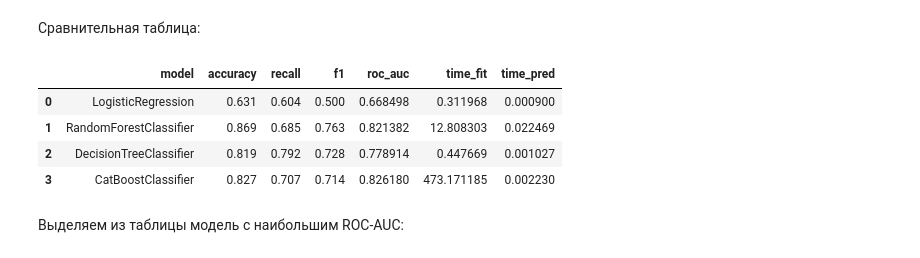
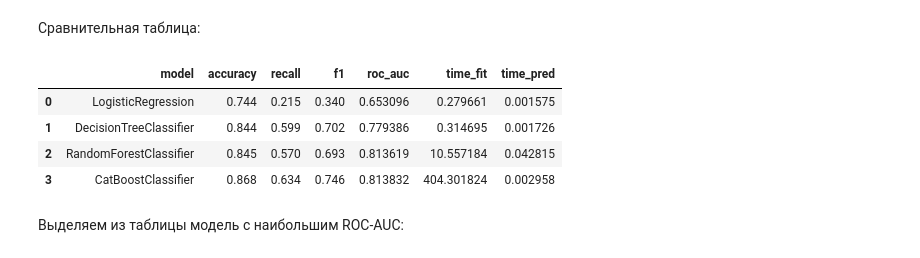
Before and after one commit to data-analyst-mr/DataScienceProjects, a Jupyter notebook: projects/educational project/mobile_tariff/mobil_tarif.ipynb, the cells around one changed output. Saved outputs shown, nothing was run; the diff lists cells and outputs as text; code cells hidden in the pictures.

```diff
--- a/projects/educational project/mobile_tariff/mobil_tarif.ipynb
+++ b/projects/educational project/mobile_tariff/mobil_tarif.ipynb
@@ -181,3 +256,5 @@ RS = np.random.RandomState(5)
+# %%
+RS = 42
 # %% [markdown]
 Создаем переменные для признаков и целевого признака:
 # %%
@@ -324,5 +398,5 @@ model_rfc = RandomForestClassifier(class_weight='balanced', random_state=RS)
 # %%
-best_model_rfc, accuracy_rfc, recall_rfc, roc_auc_rfc, f1_rfc, pred_rfc, time_fit_rfc, time_pred_rfc = metrics(model_rfc,
-                                                                                                               params_rfc,
-                                                                                                               'RandomForestClassifier')
+best_model_rfc, accuracy_rfc, recall_rfc, roc_auc_rfc, f1_rfc, time_fit_rfc, time_pred_rfc = metrics(pipeline_rfc,
+                                                                                                     new_params_rfc,
+                                                                                                     'RandomForestClassifier')
 # %% [output]
@@ -341,20 +415,14 @@ Accuracy: 0.869
 
 Классы сбалансированы методом взвешивания классов.
 # %%
-params_cb = {
-    'learning_rate' : floatd(0.001, 0.005, False, 0.002),                                                               # значения гиперпараметров модели для подбора
-    'depth' : intd(6, 10, False, 2),
-    'l2_leaf_reg': intd(2, 4, False, 2)
+params_cb = {                                                         # значения гиперпараметров модели для подбора
+    'depth' : intd(5, 10, False, 1),
 }
-classes = np.unique(y_train)
-weights = compute_class_weight(class_weight='balanced', classes=classes, y=y_train)
-class_weights = dict(zip(classes, weights))
 model_cb = CatBoostClassifier(verbose=False,                          # создаем модель
-                             iterations = 1000,
-                             class_weights=class_weights)
+                              iterations = 1000,
+                              random_state=RS)
 # %%
-best_model_cb, accuracy_cb, recall_cb, roc_auc_cb, f1_cb, pred_cb, time_fit_cb, time_pred_cb = metrics(model_cb,
-                                                                                                       params_cb,
-                                                                                                       'CatBoostClassifier',
-                                                                                                       X_train)
+best_model_cb, accuracy_cb, recall_cb, roc_auc_cb, f1_cb, time_fit_cb, time_pred_cb = metrics(model_cb,
+                                                                                              params_cb,
+                                                                                              'CatBoostClassifier')
 # %% [output]
@@ -374,22 +436,21 @@ roc_auc_diagr(model_dict)
 Сравнительная таблица:
 # %%
 # собираем таблицу
-df_best_model = pd.DataFrame({'model' : ['LogisticRegression', 'RandomForestClassifier', 'DecisionTreeClassifier', 'CatBoostClassifier'],
-                              'accuracy' : [accuracy_lr, accuracy_rfc, accuracy_dtc, accuracy_cb],
-                              'recall' : [recall_lr, recall_rfc, recall_dtc, recall_cb],
-                              'f1' : [f1_lr, f1_rfc, f1_dtc, f1_cb],
-                              'roc_auc' : [roc_auc_lr, roc_auc_rfc, roc_auc_dtc, roc_auc_cb],
-                              'time_fit' : [time_fit_lr, time_fit_rfc, time_fit_dtc, time_fit_cb],
-                              'time_pred' : [time_pred_lr, time_pred_rfc, time_pred_dtc, time_pred_cb],
-                              'best_model' : [best_model_lr, best_model_rfc, best_model_dtc, best_model_cb],
-                              'y_pred' : [pred_lr, pred_rfc, pred_dtc, pred_cb]})
+df_best_model = pd.DataFrame({'model' : ['LogisticRegression', 'DecisionTreeClassifier', 'RandomForestClassifier', 'CatBoostClassifier'],
+                              'accuracy' : [accuracy_lr, accuracy_dtc, accuracy_rfc, accuracy_cb],
+                              'recall' : [recall_lr, recall_dtc, recall_rfc, recall_cb],
+                              'f1' : [f1_lr, f1_dtc, f1_rfc, f1_cb],
+                              'roc_auc' : [roc_auc_lr, roc_auc_dtc, roc_auc_rfc, roc_auc_cb],
+                              'time_fit' : [time_fit_lr, time_fit_dtc, time_fit_rfc, time_fit_cb],
+                              'time_pred' : [time_pred_lr, time_pred_dtc, time_pred_rfc, time_pred_cb],
+                              'best_model' : [best_model_lr, best_model_dtc, best_model_rfc, best_model_cb]})
 df_best_model[['model', 'accuracy', 'recall', 'f1', 'roc_auc', 'time_fit', 'time_pred']]                # выводим таблицу
 # %% [output]
 |  | model | accuracy | recall | f1 | roc_auc | time_fit | time_pred |
-| 0 | LogisticRegression | 0.631 | 0.604 | 0.500 | 0.668498 | 0.311968 | 0.000900 |
-| 1 | RandomForestClassifier | 0.869 | 0.685 | 0.763 | 0.821382 | 12.808303 | 0.022469 |
-| 2 | DecisionTreeClassifier | 0.819 | 0.792 | 0.728 | 0.778914 | 0.447669 | 0.001027 |
-| 3 | CatBoostClassifier | 0.827 | 0.707 | 0.714 | 0.826180 | 473.171185 | 0.002230 |
+| 0 | LogisticRegression | 0.744 | 0.215 | 0.340 | 0.653096 | 0.279661 | 0.001575 |
+| 1 | DecisionTreeClassifier | 0.844 | 0.599 | 0.702 | 0.779386 | 0.314695 | 0.001726 |
+| 2 | RandomForestClassifier | 0.845 | 0.570 | 0.693 | 0.813619 | 10.557184 | 0.042815 |
+| 3 | CatBoostClassifier | 0.868 | 0.634 | 0.746 | 0.813832 | 404.301824 | 0.002958 |
 # %% [markdown]
 Выделяем из таблицы модель с наибольшим ROC-AUC:
 # %%
```
Also changed, not shown: parts of 71 cells of this notebook.
